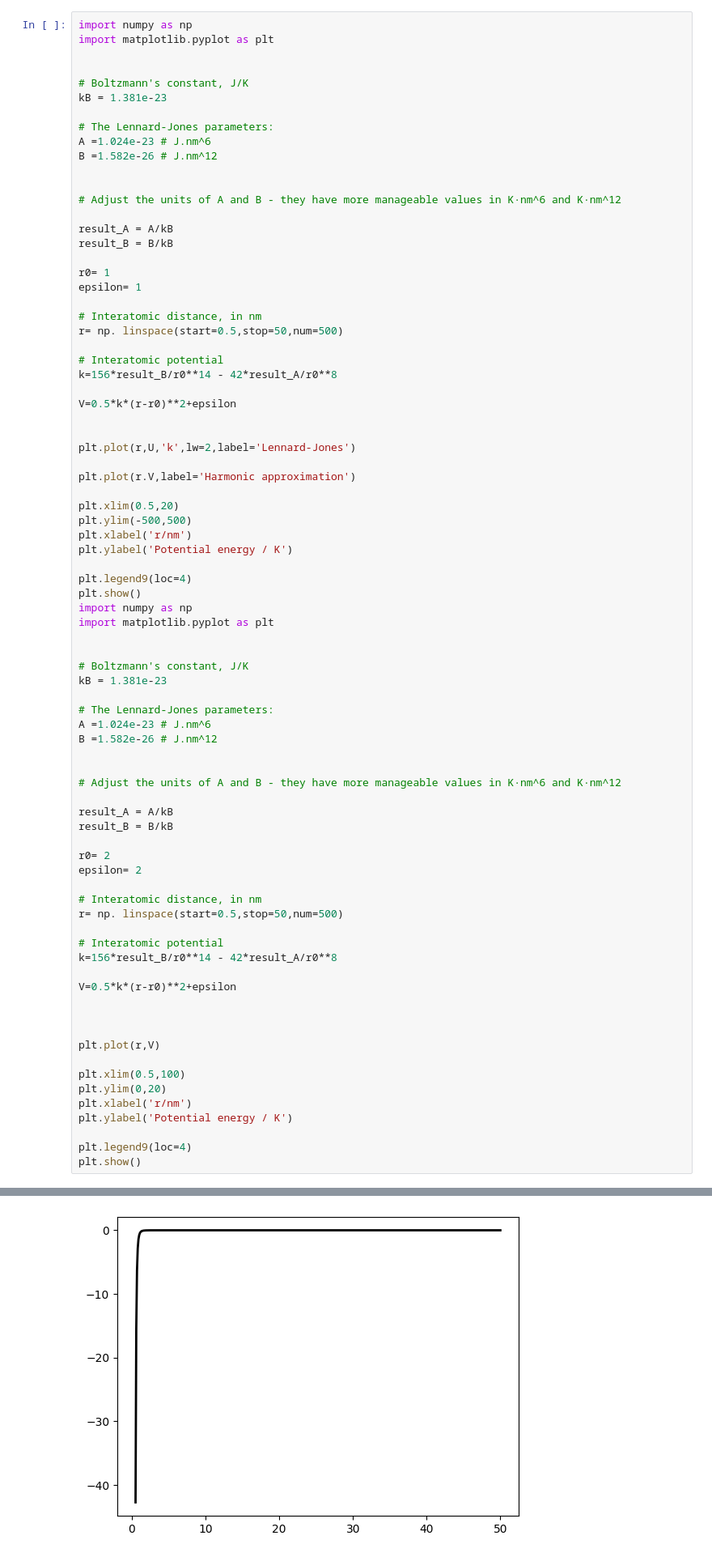
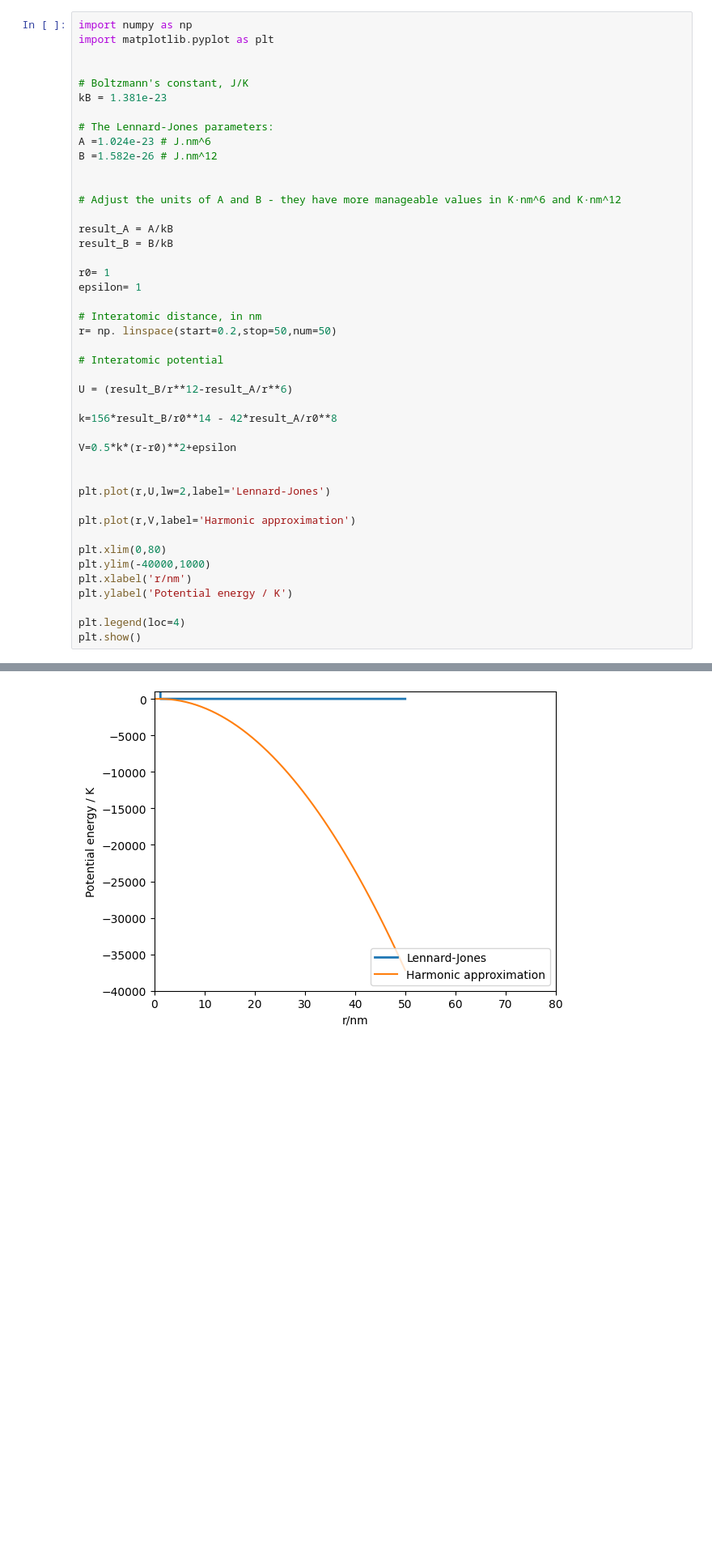
Before and after one commit to huliyao1115/Hello-world, a Jupyter notebook: Untitled17.ipynb, the cells around one changed output, grey strips where cells are left out. Shown at 81% size. Saved outputs shown, nothing was run; the diff lists cells and outputs as text; blank space fills up the shorter version.

```diff
--- a/Untitled17.ipynb
+++ b/Untitled17.ipynb
@@ -22,62 +22,26 @@ r0= 1
 epsilon= 1
 
 # Interatomic distance, in nm
-r= np. linspace(start=0.5,stop=50,num=500)
+r= np. linspace(start=0.2,stop=50,num=50)
 
 # Interatomic potential
+
+U = (result_B/r**12-result_A/r**6)
+
 k=156*result_B/r0**14 - 42*result_A/r0**8
 
 V=0.5*k*(r-r0)**2+epsilon
 
 
-plt.plot(r,U,'k',lw=2,label='Lennard-Jones')
+plt.plot(r,U,lw=2,label='Lennard-Jones')
 
-plt.plot(r.V,label='Harmonic approximation')
+plt.plot(r,V,label='Harmonic approximation')
 
-plt.xlim(0.5,20)
-plt.ylim(-500,500)
+plt.xlim(0,80)
+plt.ylim(-40000,1000)
 plt.xlabel('r/nm')
 plt.ylabel('Potential energy / K')
 
-plt.legend9(loc=4)
+plt.legend(loc=4)
 plt.show()
-import numpy as np
-import matplotlib.pyplot as plt
-
-
-# Boltzmann's constant, J/K
-kB = 1.381e-23
-
-# The Lennard-Jones parameters:
-A =1.024e-23 # J.nm^6
-B =1.582e-26 # J.nm^12
-
-
-# Adjust the units of A and B - they have more manageable values in K·nm^6 and K·nm^12
-
-result_A = A/kB
-result_B = B/kB
-
-r0= 2
-epsilon= 2
-
-# Interatomic distance, in nm
-r= np. linspace(start=0.5,stop=50,num=500)
-
-# Interatomic potential
-k=156*result_B/r0**14 - 42*result_A/r0**8
-
-V=0.5*k*(r-r0)**2+epsilon
-
-
-
-plt.plot(r,V)
-
-plt.xlim(0.5,100)
-plt.ylim(0,20)
-plt.xlabel('r/nm')
-plt.ylabel('Potential energy / K')
-
-plt.legend9(loc=4)
-plt.show()
 # %% [output]
@@ -85 +48 @@ AttributeError: ignored
-[figure, old version]
+[figure, new version]
```
Also changed, not shown: parts of 1 cell of this notebook.
